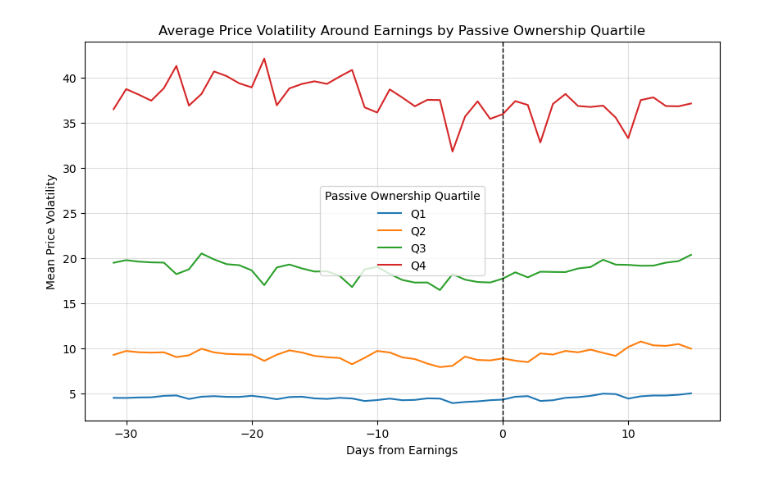
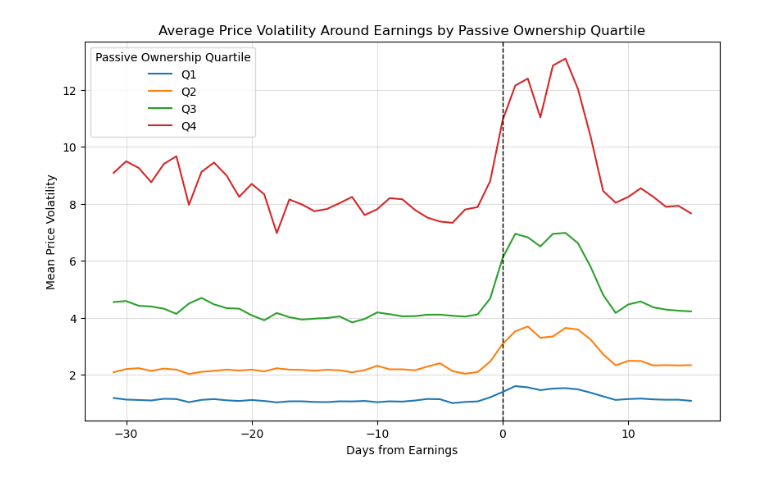
Before and after one commit to uddhavkalra/Stocks-Responsiveness, a Jupyter notebook: analysis.ipynb, the cells around one changed output. Saved outputs shown, nothing was run; the diff lists cells and outputs as text; code cells hidden in the pictures.

```diff
--- a/analysis.ipynb
+++ b/analysis.ipynb
@@ -67,20 +67,20 @@ plt.show()
 # %%
-avg_30volatility = (data.groupby(['days_from_earn', 'passive_q'])['30day_vol'].mean().reset_index())
+avg_30volatility = (data.groupby(['days_from_earn', 'passive_q'])['7day_vol'].mean().reset_index())
 # %%
 plt.figure(figsize=(10,6))
 for q in sorted(data['passive_q'].unique()):
     subset = avg_30volatility[avg_30volatility['passive_q'] == q]
-    plt.plot(subset['days_from_earn'], subset['30day_vol'], label=f'Q{q}')
+    plt.plot(subset['days_from_earn'], subset['7day_vol'], label=f'Q{q}')
 
 plt.axvline(0, color='black', linestyle='--', linewidth=1)
 plt.title('Average Price Volatility Around Earnings by Passive Ownership Quartile')
 plt.xlabel('Days from Earnings')
 plt.ylabel('Mean Price Volatility')
 plt.legend(title='Passive Ownership Quartile')
 plt.grid(True, alpha = 0.4)
 plt.show()
 # %% [output]
-[figure, old version]
+[figure, new version]
 # %%
 def event_study(data, level, cov, entity_fe = False, time_fe = False, cluster = False):
     if level == 3:
```
Also changed, not shown: parts of 47 cells of this notebook, 4 other files.
